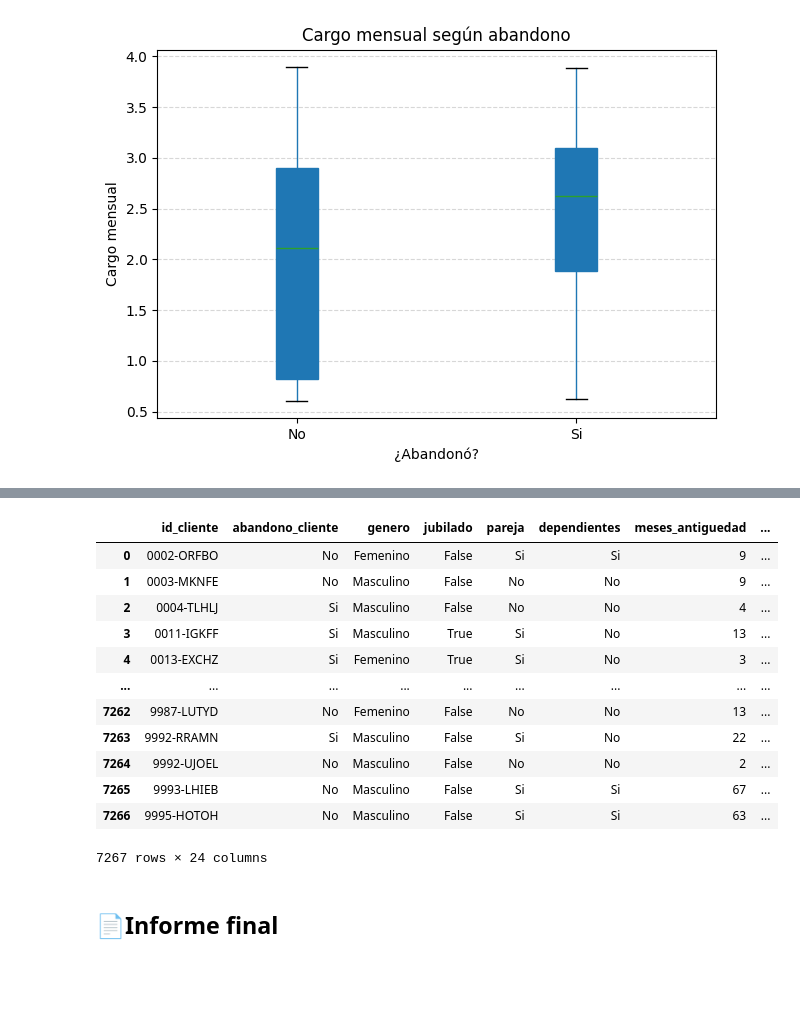
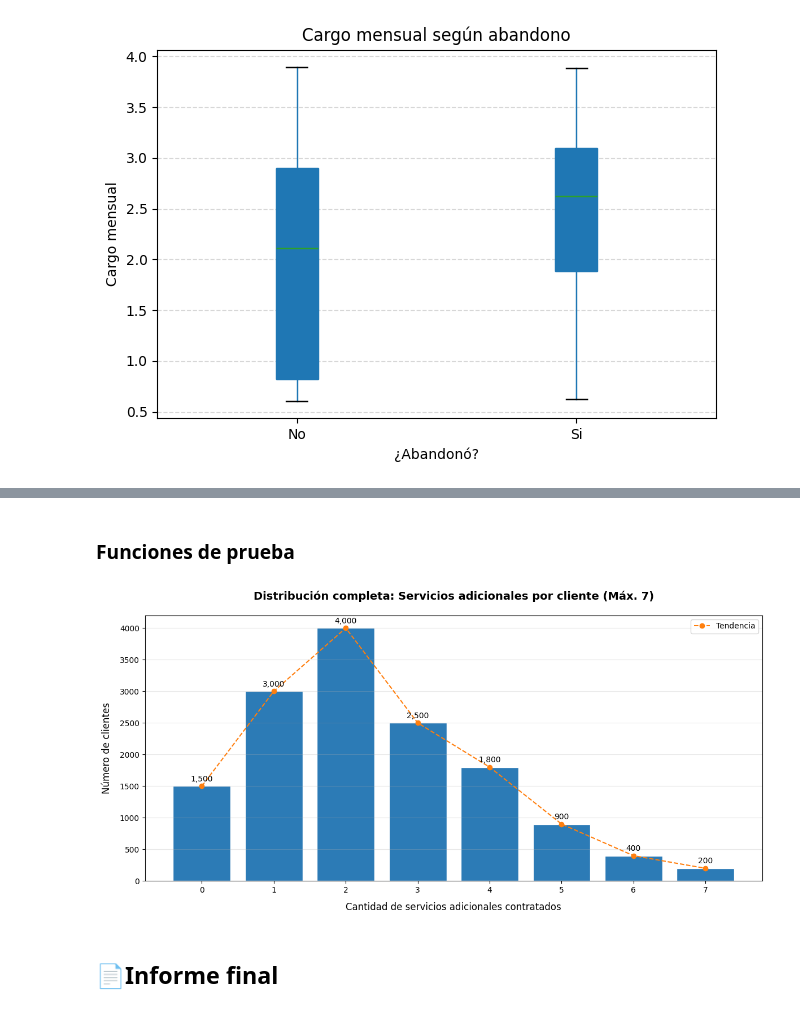
Before and after one commit to MigXDev/CS_Datos_I_DESAFIO_2, a Jupyter notebook: challenge2-data-science-LATAM-main/TelecomX_LATAM.ipynb, the cells around one changed output, grey strips where cells are left out. Saved outputs shown, nothing was run; the diff lists cells and outputs as text; code cells hidden in the pictures; blank space fills up the shorter version.

```diff
--- a/challenge2-data-science-LATAM-main/TelecomX_LATAM.ipynb
+++ b/challenge2-data-science-LATAM-main/TelecomX_LATAM.ipynb
@@ -1913,16 +2156,2 @@ plt.show()
-# %%
-df_Datos_Traducidos
-# %% [output]
-|  | id_cliente | abandono_cliente | genero | jubilado | pareja | dependientes | meses_antiguedad | ... |
-| 0 | 0002-ORFBO | No | Femenino | False | Si | Si | 9 | ... |
-| 1 | 0003-MKNFE | No | Masculino | False | No | No | 9 | ... |
-| 2 | 0004-TLHLJ | Si | Masculino | False | No | No | 4 | ... |
-| 3 | 0011-IGKFF | Si | Masculino | True | Si | No | 13 | ... |
-| 4 | 0013-EXCHZ | Si | Femenino | True | Si | No | 3 | ... |
-| ... | ... | ... | ... | ... | ... | ... | ... | ... |
-| 7262 | 9987-LUTYD | No | Femenino | False | No | No | 13 | ... |
-| 7263 | 9992-RRAMN | Si | Masculino | False | Si | No | 22 | ... |
-| 7264 | 9992-UJOEL | No | Masculino | False | No | No | 2 | ... |
-| 7265 | 9993-LHIEB | No | Masculino | False | Si | Si | 67 | ... |
-| 7266 | 9995-HOTOH | No | Masculino | False | Si | Si | 63 | ... |
-7267 rows × 24 columns
+# %% [markdown]
+### Funciones de prueba
@@ -1929,2 +2181,40 @@ df_Datos_Traducidos
+# %%
+import matplotlib.pyplot as plt
+
+# Datos de ejemplo (simulando 7 servicios)
+categorias = ["0", "1", "2", "3", "4", "5", "6", "7"]
+clientes = [1500, 3000, 4000, 2500, 1800, 900, 400, 200]  # Valores ilustrativos
+
+fig, ax = plt.subplots(figsize=(12, 6))
+bars = ax.bar(categorias, clientes, color='#2c7bb6', edgecolor='white')
+
+# Personalización
+ax.set_xlabel("Cantidad de servicios adicionales contratados", fontsize=12, labelpad=10)
+ax.set_ylabel("Número de clientes", fontsize=12, labelpad=10)
+ax.set_title(
+    "Distribución completa: Servicios adicionales por cliente (Máx. 7)",
+    fontsize=14,
+    pad=20,
+    weight='bold'
+)
+
+# Etiquetas con valores
+for bar in bars:
+    height = bar.get_height()
+    ax.text(bar.get_x() + bar.get_width()/2, height + 50,
+            f"{height:,}",
+            ha='center',
+            va='bottom',
+            fontsize=10)
+
+# Línea de tendencia (opcional)
+ax.plot(categorias, clientes, color='#ff7f0e', linestyle='--', marker='o', label='Tendencia')
+ax.legend()
+
+plt.grid(axis='y', alpha=0.3)
+plt.tight_layout()
+plt.show()
+# %% [output]
+[figure, added]
 # %% [markdown]
 ## 📄Informe final
```
Also changed, not shown: parts of 26 cells of this notebook.
